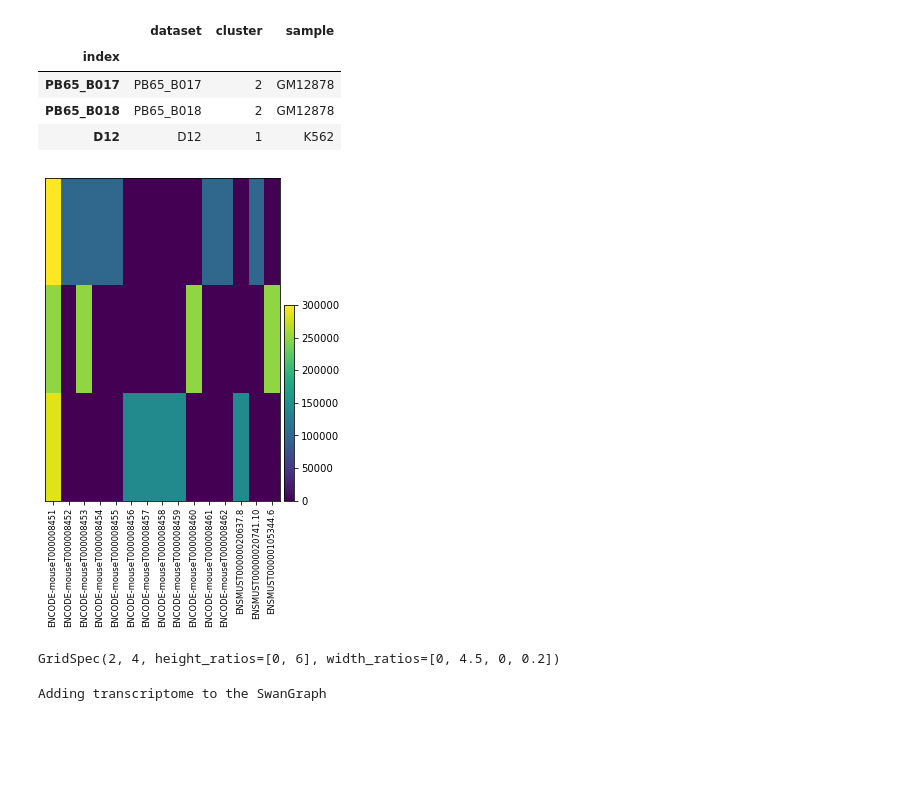
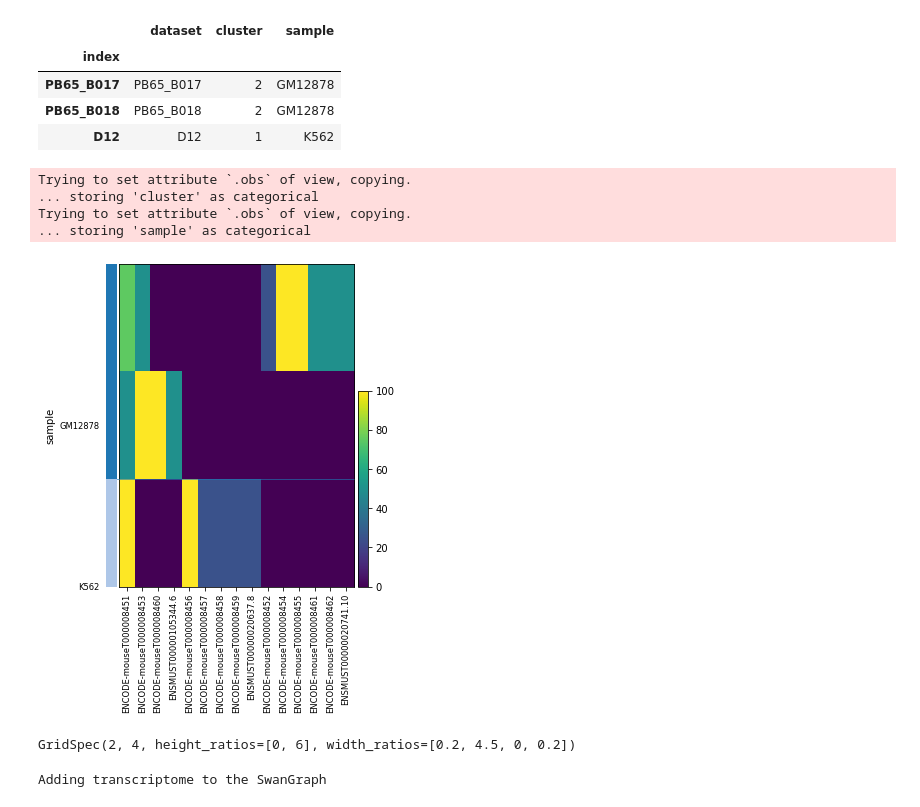
Before and after one commit to mortazavilab/swan_vis, a Jupyter notebook: tutorials/test_dev.ipynb, the cells around one changed output. Cells and saved outputs as stored; diff of their text form; code cells hidden in the pictures; blank space fills up the shorter version.

Commit message:
updated some report stuff

```diff
--- a/tutorials/test_dev.ipynb
+++ b/tutorials/test_dev.ipynb
@@ -8,0 +83,25 @@ import scanpy as sc
+# %%
+t_df = sg.gen_report('ENSMUSG00000020167.13', 'test', layer='tpm', groupby='sample')
+t_df = np.lo
+
+max_val = t_df.max().max()
+min_val = t_df.min().min()
+
+plt.rcParams.update({'font.size': 30})
+fig, ax = plt.subplots(figsize=(14, 1.5))
+fig.subplots_adjust(bottom=0.5)
+fig.patch.set_visible(False)
+ax.patch.set_visible(False)
+
+try:
+    cmap = plt.get_cmap(cmap)
+except:
+    raise ValueError('Colormap {} not found'.format(cmap))
+
+norm = mpl.colors.Normalize(vmin=min_val, vmax=max_val)
+
+cb = mpl.colorbar.ColorbarBase(ax,
+                    cmap=cmap,
+                    norm=norm,
+                    orientation='horizontal')
+cb.set_label('log2(TPM)')
@@ -63,11 +257,15 @@ sg.adata.uns['{}_colors'.format(obs_col)] = sample_colors
 # %%
 # plot heatmap?
 var_names = sg.adata.var.index.tolist()
-sg.adata.X = sg.adata.layers['tpm']
-sc.pl.heatmap(sg.adata, var_names)
+sg.adata.X = sg.adata.layers['pi']
+sc.pl.heatmap(sg.adata, var_names, groupby='sample')
 # %% [output]
+Trying to set attribute `.obs` of view, copying.
+... storing 'cluster' as categorical
+Trying to set attribute `.obs` of view, copying.
+... storing 'sample' as categorical
-[figure, old version]
+[figure, new version]
-GridSpec(2, 4, height_ratios=[0, 6], width_ratios=[0, 4.5, 0, 0.2])
+GridSpec(2, 4, height_ratios=[0, 6], width_ratios=[0.2, 4.5, 0, 0.2])
 # %%
 # 6/16/21
 # calculating tss abundance
```
Also changed, not shown: parts of 14 cells of this notebook, 3 other files.
